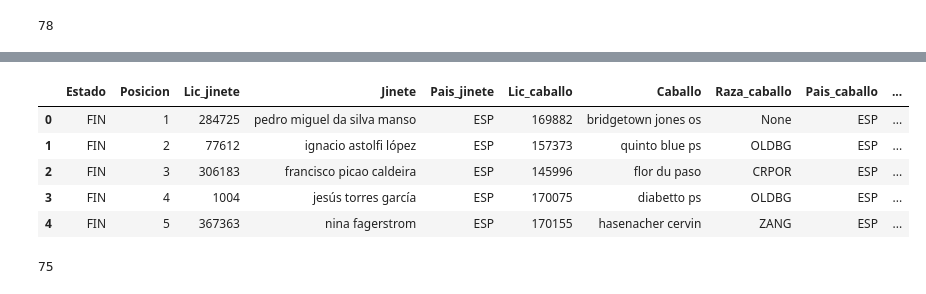
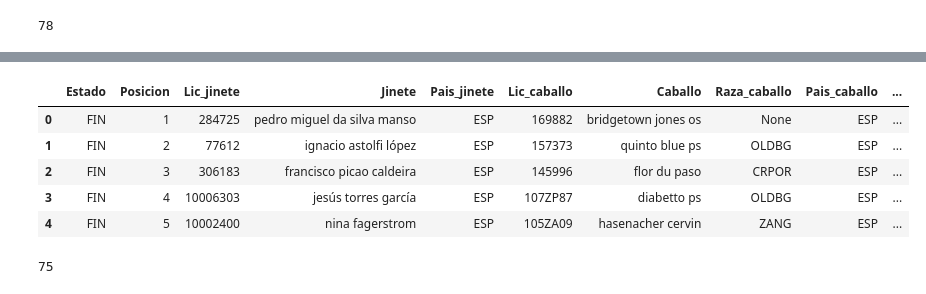
Before and after one commit to Gabijc/Proyecto_final_hipica, a Jupyter notebook: Notebooks/pruebas_carga.ipynb, the cells around one changed output, grey strips where cells are left out. Drawn from its saved outputs; the diff is of its cells as text; code cells hidden in the pictures.

```diff
--- a/Notebooks/pruebas_carga.ipynb
+++ b/Notebooks/pruebas_carga.ipynb
@@ -46,26 +46,50 @@ df_pruebas_resultados.head()
 # %%
 df_final = pd.merge(df_pruebas_resultados, df_concursos, on = "Concurso", how = "inner")
 df_final['Fecha_prueba'] = pd.to_datetime(df_final['Fecha_prueba'])
 df_final['Inicio'] = pd.to_datetime(df_final['Inicio'], dayfirst=True)
 df_final['Final'] = pd.to_datetime(df_final['Final'], dayfirst=True)
 df_final = df_final[(df_final['Fecha_prueba'] >= df_final['Inicio']) & (df_final['Fecha_prueba'] <= df_final['Final']) & (df_final["Categoria"] == df_final["Categoria_concurso"])]
 df_final = df_final.drop(['Puntuacion', 'Resultados', 'Categoria_concurso'], axis=1)
 df_final["Jinete"] = df_final["Jinete"].str.lower()
 df_final["Caballo"] = df_final["Caballo"].str.lower()
 df_final["Lic_jinete"] = df_final["Lic_jinete"].astype(str)
 df_final["Lic_caballo"] = df_final["Lic_caballo"].astype(str)
 df_final["Raza_caballo"] = df_final["Raza_caballo"].apply(lambda x: None if x == '(Indt.)' else x)
 df_final["Lic_jinete"] = df_final["Lic_jinete"].apply(lambda x: "10186822" if x == '--' else x)
 df_final["Jinete"] = df_final["Jinete"].apply(lambda x: "jesus folch redondo" if x == '-- -- --' else x)
 df_final["Lic_caballo"] = df_final["Lic_caballo"].apply(lambda x: None if x == '--' else x)
+
+lic_mas_larga_por_jinete = (
+    df_final[["Jinete", "Lic_jinete"]]
+    .drop_duplicates()
+    .assign(longitud=lambda x: x["Lic_jinete"].astype(str).str.len())
+    .sort_values("longitud", ascending=False)
+    .drop_duplicates(subset="Jinete")
+    .drop(columns="longitud")
+    .set_index("Jinete")
+)
+
+lic_mas_larga_por_caballo = (
+    df_final[["Caballo", "Lic_caballo"]]
+    .drop_duplicates()
+    .assign(longitud=lambda x: x["Lic_caballo"].astype(str).str.len())
+    .sort_values("longitud", ascending=False)
+    .drop_duplicates(subset="Caballo")
+    .drop(columns="longitud")
+    .set_index("Caballo")
+)
+
+# 2. Reemplazar en el DataFrame original
+df_final["Lic_jinete"] = df_final["Jinete"].map(lic_mas_larga_por_jinete["Lic_jinete"])
+df_final["Lic_caballo"] = df_final["Caballo"].map(lic_mas_larga_por_caballo["Lic_caballo"])
 df_final.head()
 # %% [output]
 |  | Estado | Posicion | Lic_jinete | Jinete | Pais_jinete | Lic_caballo | Caballo | Raza_caballo | Pais_caballo | ... |
 | 0 | FIN | 1 | 284725 | pedro miguel da silva manso | ESP | 169882 | bridgetown jones os | None | ESP | ... |
 | 1 | FIN | 2 | 77612 | ignacio astolfi lópez | ESP | 157373 | quinto blue ps | OLDBG | ESP | ... |
 | 2 | FIN | 3 | 306183 | francisco picao caldeira | ESP | 145996 | flor du paso | CRPOR | ESP | ... |
-| 3 | FIN | 4 | 1004 | jesús torres garcía | ESP | 170075 | diabetto ps | OLDBG | ESP | ... |
-| 4 | FIN | 5 | 367363 | nina fagerstrom | ESP | 170155 | hasenacher cervin | ZANG | ESP | ... |
+| 3 | FIN | 4 | 10006303 | jesús torres garcía | ESP | 107ZP87 | diabetto ps | OLDBG | ESP | ... |
+| 4 | FIN | 5 | 10002400 | nina fagerstrom | ESP | 105ZA09 | hasenacher cervin | ZANG | ESP | ... |
 # %%
 len(df_final["Concurso"].unique())
 # %% [output]
```
Also changed, not shown: parts of 5 cells of this notebook, 1 other file.
